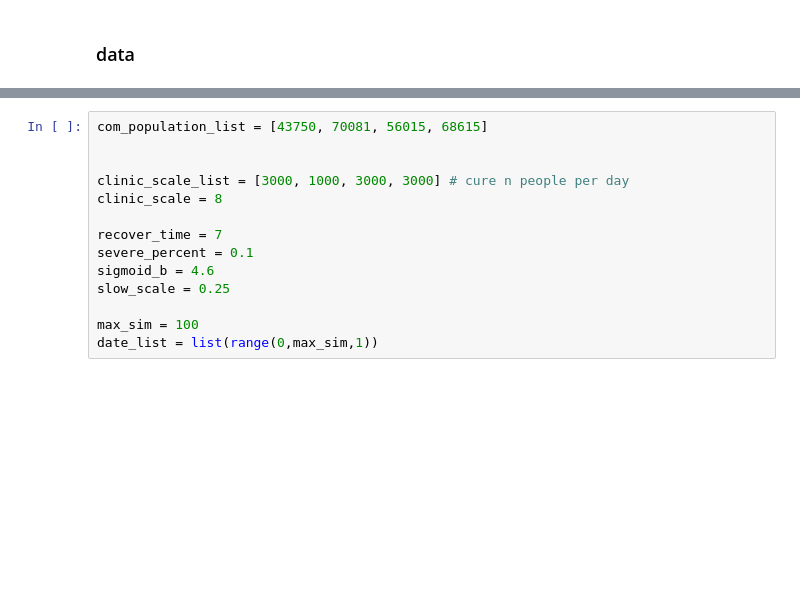
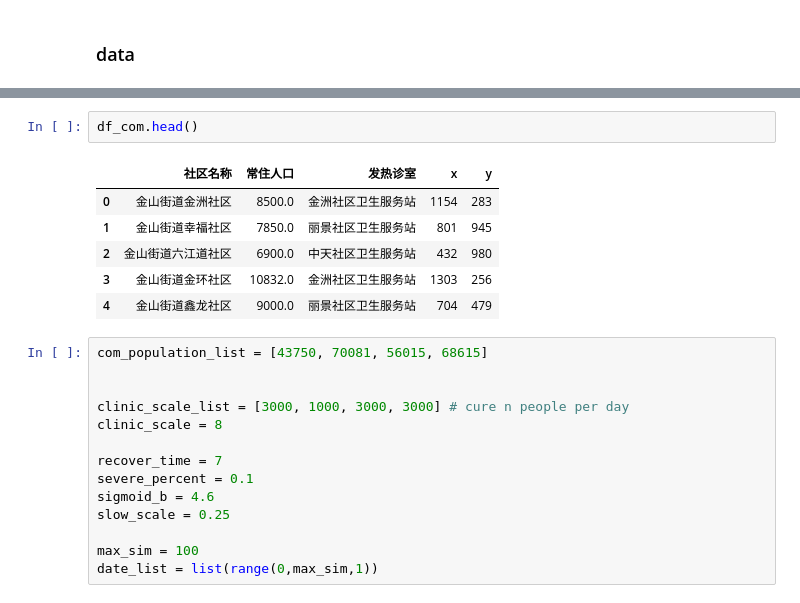
Before and after one commit to keke1022/DWP, a Jupyter notebook: single_clinic.ipynb, the cells around one changed output, grey strips where cells are left out. Saved outputs shown, nothing was run; the diff lists cells and outputs as text; blank space fills up the shorter version.

```diff
--- a/single_clinic.ipynb
+++ b/single_clinic.ipynb
@@ -21,6 +25,15 @@ clinic_name_servepop_dic
  '丽景社区卫生服务站': 70081.0,
  '中天社区卫生服务站': 56015.0,
  '水都社区卫生服务站': 68615.0}
+# %%
+df_com.head()
+# %% [output]
+|  | 社区名称 | 常住人口 | 发热诊室 | x | y |
+| 0 | 金山街道金洲社区 | 8500.0 | 金洲社区卫生服务站 | 1154 | 283 |
+| 1 | 金山街道幸福社区 | 7850.0 | 丽景社区卫生服务站 | 801 | 945 |
+| 2 | 金山街道六江道社区 | 6900.0 | 中天社区卫生服务站 | 432 | 980 |
+| 3 | 金山街道金环社区 | 10832.0 | 金洲社区卫生服务站 | 1303 | 256 |
+| 4 | 金山街道鑫龙社区 | 9000.0 | 丽景社区卫生服务站 | 704 | 479 |
 # %%
 com_population_list = [43750, 70081, 56015, 68615]
 
```
Also changed, not shown: parts of 5 cells of this notebook, 1 other file.
